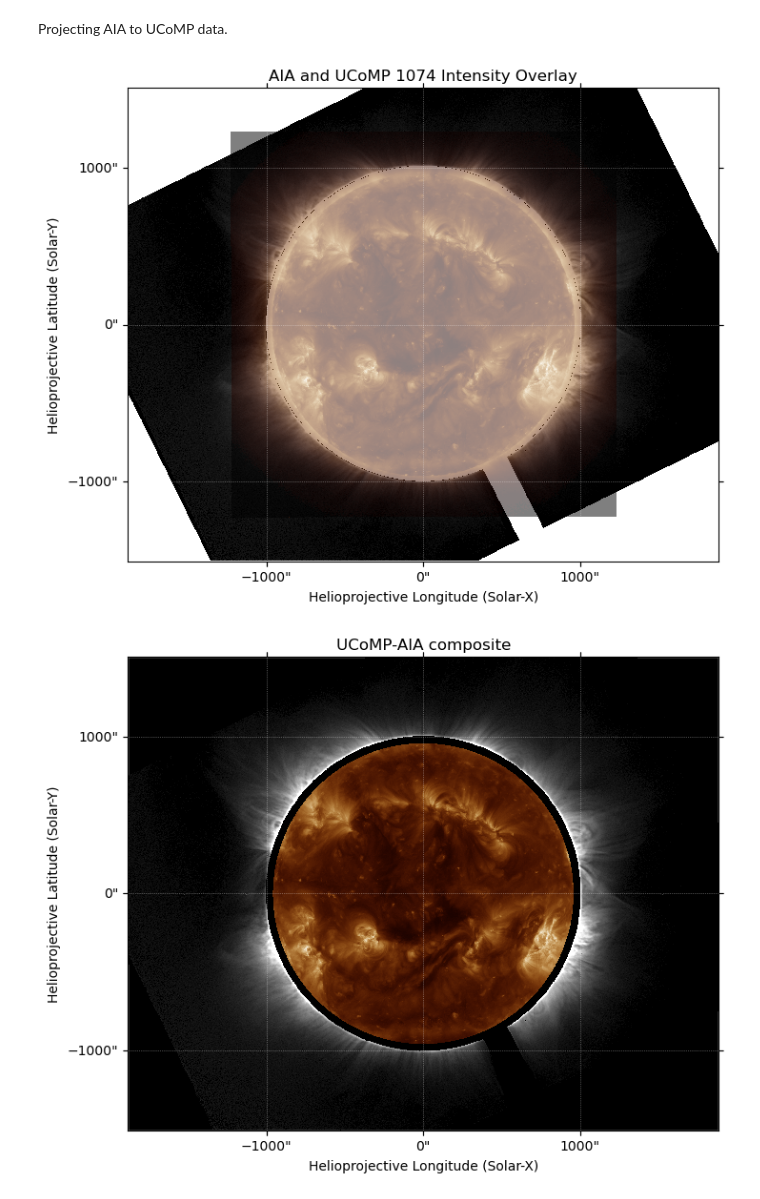
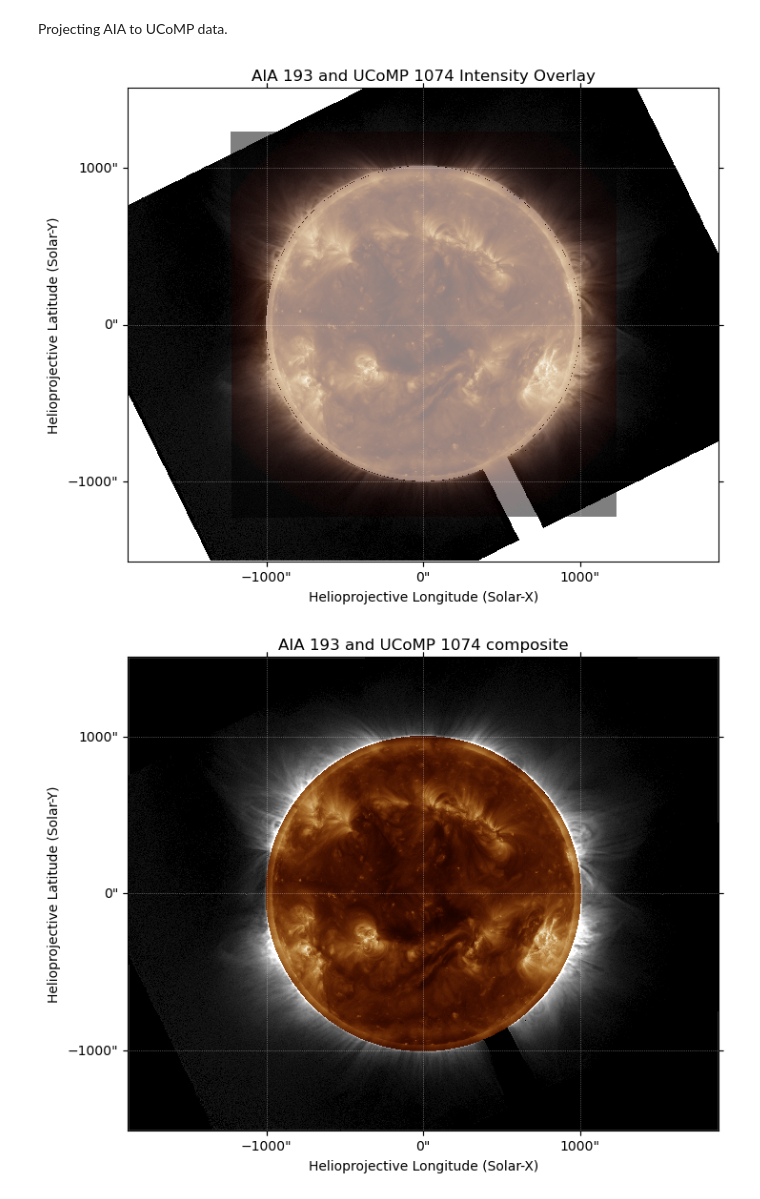
Before and after one commit to NCAR/ucomp-pipeline, a Jupyter notebook: tutorials/ucomp-wcs.ipynb, the cells around one changed output. Drawn from its saved outputs; the diff is of its cells as text; code cells hidden in the pictures.

Commit message:
Updating plot titles and compositing edge

```diff
--- a/tutorials/ucomp-wcs.ipynb
+++ b/tutorials/ucomp-wcs.ipynb
@@ -129,26 +129,26 @@ ax = fig.add_subplot(projection=ucomp_map)
 norm_aia = ImageNormalize(aia_reprojected.data, stretch=AsinhStretch(), vmin=0)
 _ = aia_reprojected.plot(axes=ax, autoalign=True, alpha=0.5, norm=norm_aia)
 _ = ucomp_map.plot(axes=ax, norm=norm_ucomp_1074)
-_ = ax.set_title("AIA and UCoMP 1074 Intensity Overlay")
+_ = ax.set_title("AIA 193 and UCoMP 1074 Intensity Overlay")
 # %% [output]
-[figure, old version]
+[figure, new version]
 # %%
 import numpy as np
 from sunpy.map.maputils import all_coordinates_from_map
 
 hpc_coords = all_coordinates_from_map(aia_reprojected)
 r = np.sqrt(hpc_coords.Tx ** 2 + hpc_coords.Ty ** 2) / aia_reprojected.rsun_obs
 
-aia_thresholded = Map(aia_reprojected.data, aia_reprojected.meta, mask=r > 1.0)
+aia_thresholded = Map(aia_reprojected.data, aia_reprojected.meta, mask=r > 1.05)
 
 fig = plt.figure(figsize=(8.0, 10.0))
 ax = plt.subplot(projection=ucomp_map)
 
 ucomp_map.plot(axes=ax, norm=norm_ucomp_1074, autoalign=True)
 
 aia_thresholded.plot(axes=ax, cmap='sdoaia193', norm=norm_aia, autoalign=True)
 
-ax.set_title(f"UCoMP-AIA composite")
+ax.set_title(f"AIA 193 and UCoMP 1074 composite")
 ax.set_facecolor("black")
 # %% [output]
-[figure, old version]
+[figure, new version]
```
